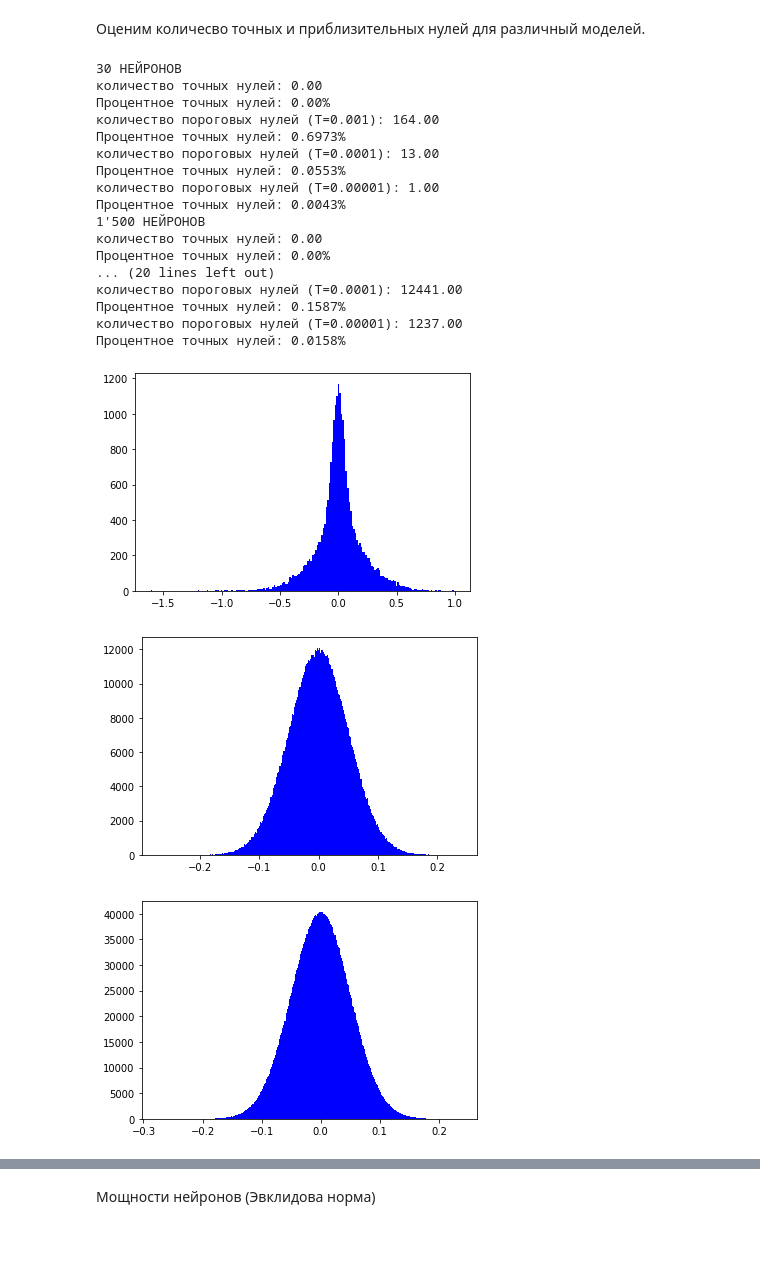
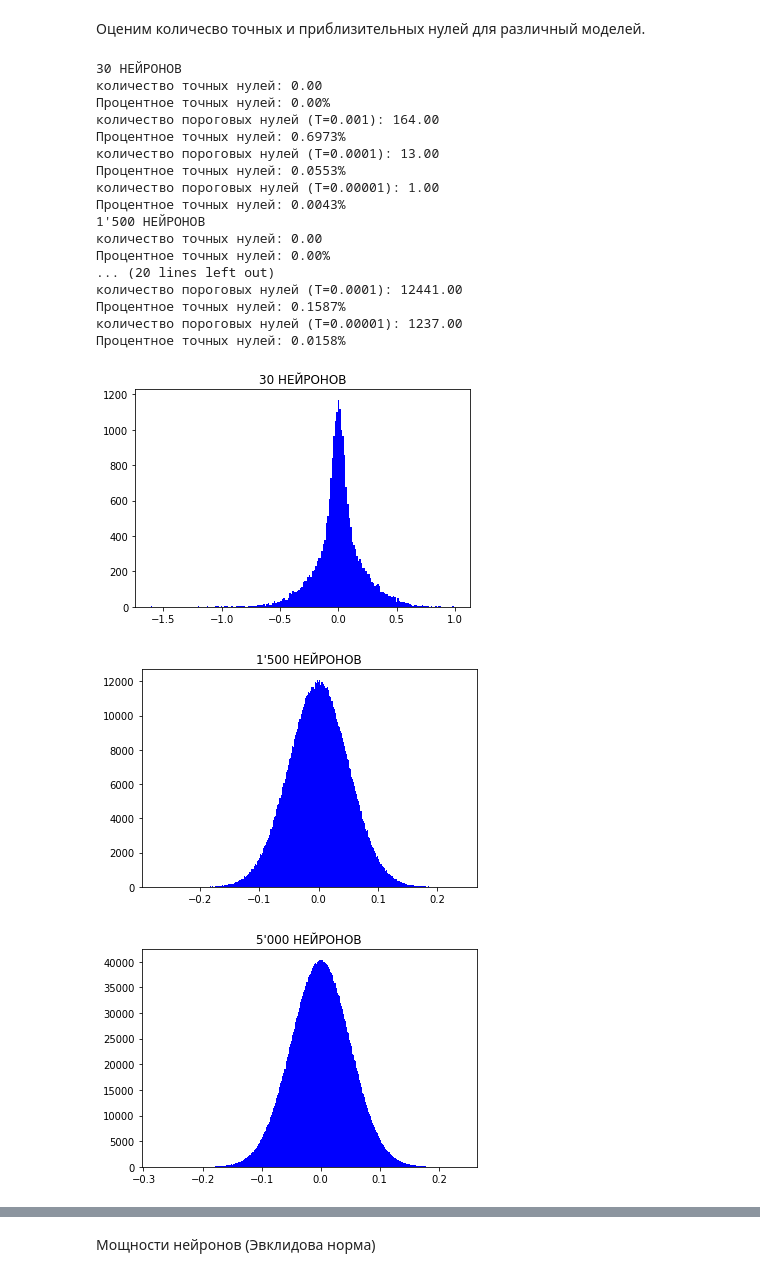
Before and after one commit to helenross636/magic_season, a Jupyter notebook: Load_nets+work_#7.ipynb, the cells around one changed output, grey strips where cells are left out. Cells and saved outputs as stored; diff of their text form; code cells hidden in the pictures; blank space fills up the shorter version.

```diff
--- a/Load_nets+work_#7.ipynb
+++ b/Load_nets+work_#7.ipynb
@@ -26,20 +26,28 @@ for i in range(4):
   if i==0:
     print("30 НЕЙРОНОВ")
     a = np.array(model.get_weights()[0]).flatten();
+    plt.figure()
+    plt.title("30 НЕЙРОНОВ")
     bins=200
   if i==1:
     print("1'500 НЕЙРОНОВ")
     a = np.array(model2.get_weights()[0]).flatten();
+    plt.figure()
+    plt.title("1'500 НЕЙРОНОВ")
     bins=400
   if i==2:
     print("5'000 НЕЙРОНОВ")
     a = np.array(model3.get_weights()[0]).flatten();
+    plt.figure()
+    plt.title("5'000 НЕЙРОНОВ")
     bins=400
   if i==3:
     print("10'000 НЕЙРОНОВ")
     a = np.array(model4.get_weights()[0]).flatten();
+    plt.figure()
+    plt.title("10'000 НЕЙРОНОВ")
     bins=400
-  plt.figure()
+
   plt.hist(a, bins, facecolor='blue')
   f = a.shape
   T0 = 0.001
@@ -48,33 +56,33 @@ for i in range(4):
   zerj_num = sum(a == 0)
   zero_num_under0 = sum(abs(a) <= T0)
   zero_num_under1 = sum(abs(a) <= T1)
   zero_num_under2 = sum(abs(a) <= T2)
   print("количество точных нулей: %.2f" % (zerj_num))
   print("Процентное точных нулей: %.2f%%" % ((zerj_num/f)*100))
   print("количество пороговых нулей (Т=0.001): %.2f" % (zero_num_under0))
   print("Процентное точных нулей: %.4f%%" % ((zero_num_under0/f)*100))
   print("количество пороговых нулей (Т=0.0001): %.2f" % (zero_num_under1))
   print("Процентное точных нулей: %.4f%%" % ((zero_num_under1/f)*100))
   print("количество пороговых нулей (Т=0.00001): %.2f" % (zero_num_under2))
   print("Процентное точных нулей: %.4f%%" % ((zero_num_under2/f)*100))
 # %% [output]
 30 НЕЙРОНОВ
 количество точных нулей: 0.00
 Процентное точных нулей: 0.00%
 количество пороговых нулей (Т=0.001): 164.00
 Процентное точных нулей: 0.6973%
 количество пороговых нулей (Т=0.0001): 13.00
 Процентное точных нулей: 0.0553%
 количество пороговых нулей (Т=0.00001): 1.00
 Процентное точных нулей: 0.0043%
 1'500 НЕЙРОНОВ
 количество точных нулей: 0.00
 Процентное точных нулей: 0.00%
 ... (20 lines left out)
 количество пороговых нулей (Т=0.0001): 12441.00
 Процентное точных нулей: 0.1587%
 количество пороговых нулей (Т=0.00001): 1237.00
 Процентное точных нулей: 0.0158%
-[figure, old version]
+[figure, new version]
-[figure, old version]
+[figure, new version]
-[figure, old version]
+[figure, new version]
```
Also changed, not shown: parts of 2 cells of this notebook.
